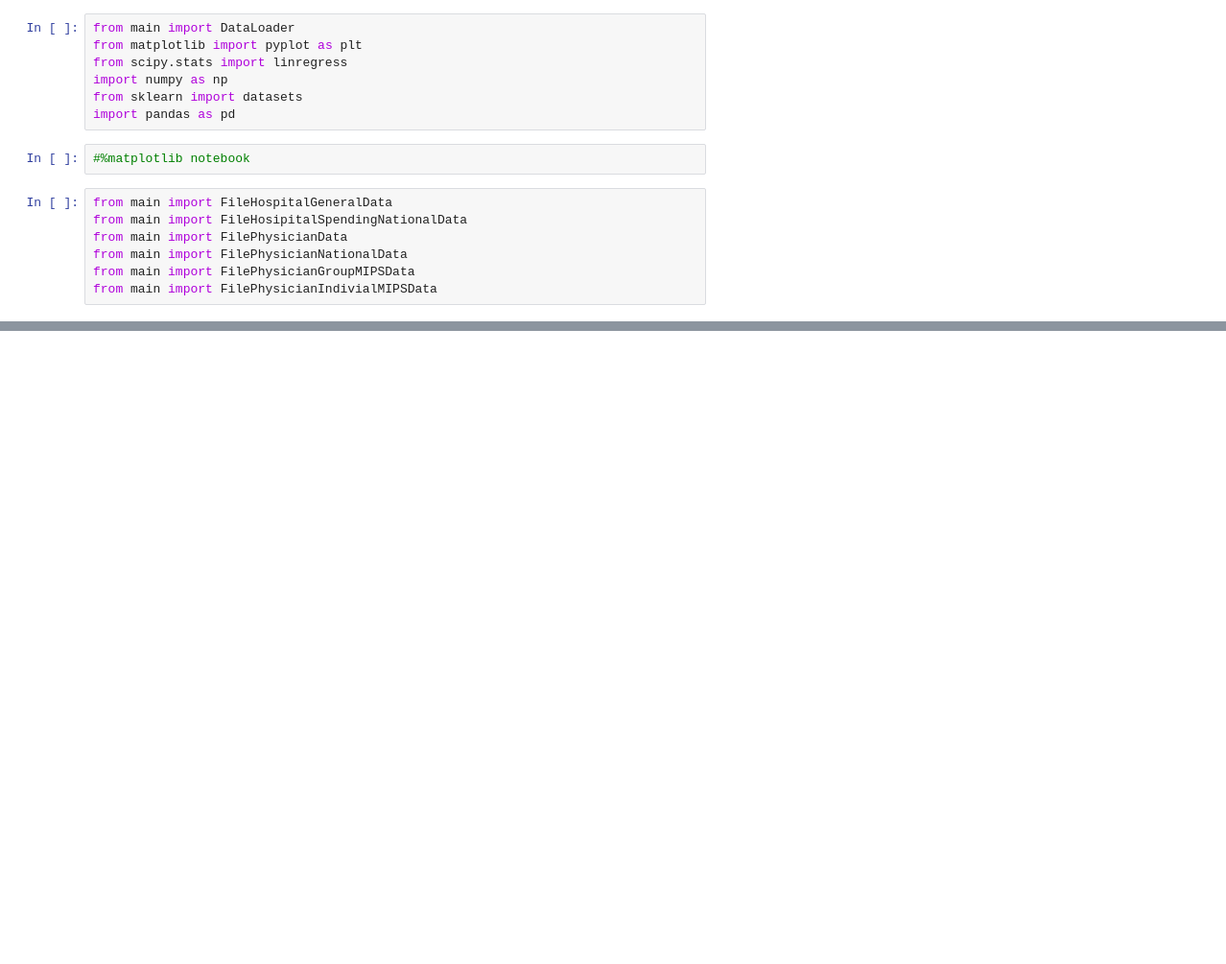
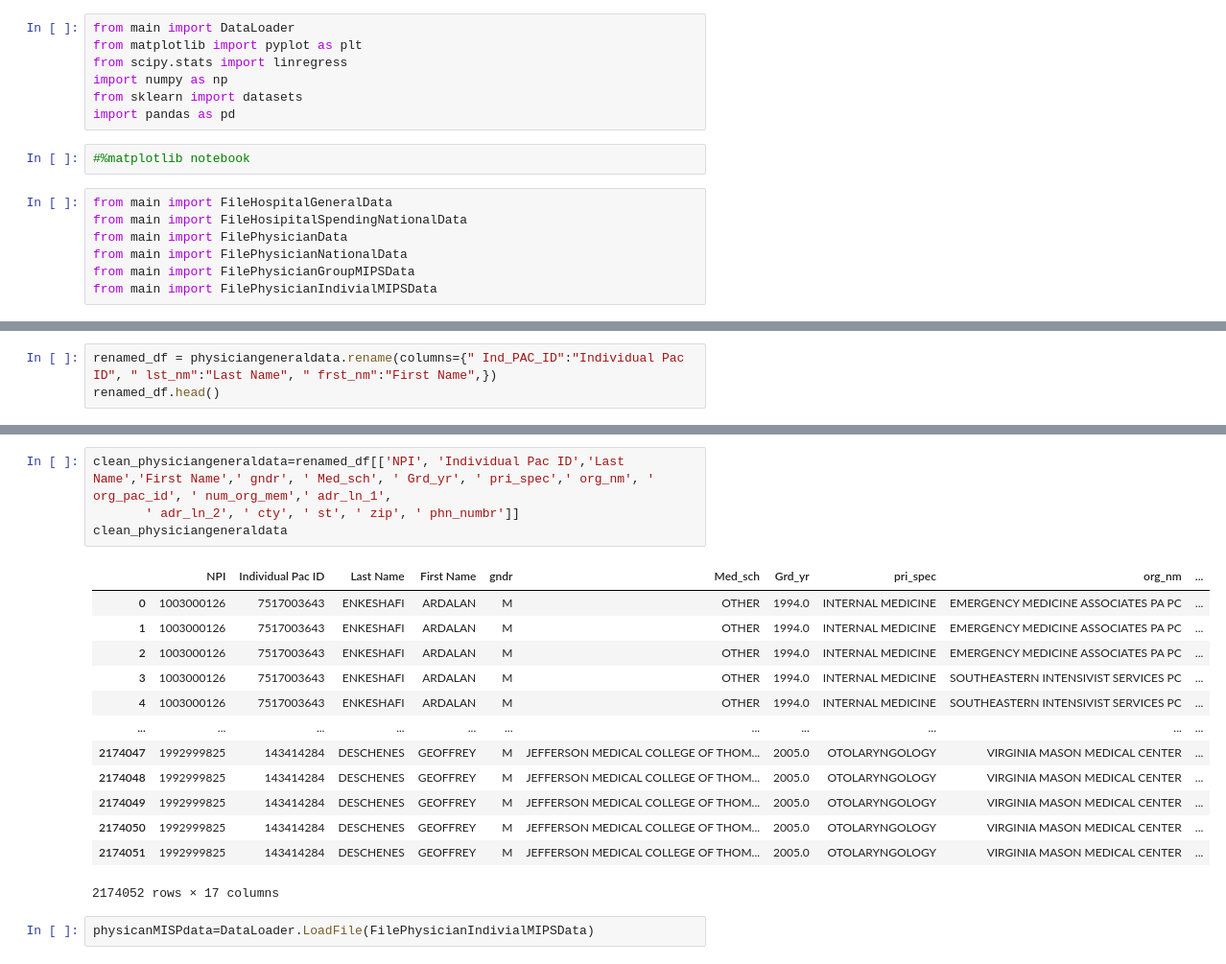
Before and after one commit to ishanku/MedicareDataAnalysisProject, a Jupyter notebook: Physician_Analysis_JJ.ipynb, the cells around one changed output, grey strips where cells are left out. Shown at 96% size. Drawn from its saved outputs; the diff is of its cells as text; blank space fills up the shorter version.

```diff
--- a/Physician_Analysis_JJ.ipynb
+++ b/Physician_Analysis_JJ.ipynb
@@ -98,0 +41,3 @@ plt.scatter(FSOwnershipCount['Facility Name'],FSOwnershipCount.index,marker="o",
+# %%
+renamed_df = physiciangeneraldata.rename(columns={" Ind_PAC_ID":"Individual Pac ID", " lst_nm":"Last Name", " frst_nm":"First Name",})
+renamed_df.head()
@@ -98,0 +52,20 @@ plt.scatter(FSOwnershipCount['Facility Name'],FSOwnershipCount.index,marker="o",
+# %%
+clean_physiciangeneraldata=renamed_df[['NPI', 'Individual Pac ID','Last Name','First Name',' gndr', ' Med_sch', ' Grd_yr', ' pri_spec',' org_nm', ' org_pac_id', ' num_org_mem',' adr_ln_1',
+       ' adr_ln_2', ' cty', ' st', ' zip', ' phn_numbr']]
+clean_physiciangeneraldata
+# %% [output]
+|  | NPI | Individual Pac ID | Last Name | First Name | gndr | Med_sch | Grd_yr | pri_spec | org_nm | ... |
+| 0 | 1003000126 | 7517003643 | ENKESHAFI | ARDALAN | M | OTHER | 1994.0 | INTERNAL MEDICINE | EMERGENCY MEDICINE ASSOCIATES PA PC | ... |
+| 1 | 1003000126 | 7517003643 | ENKESHAFI | ARDALAN | M | OTHER | 1994.0 | INTERNAL MEDICINE | EMERGENCY MEDICINE ASSOCIATES PA PC | ... |
+| 2 | 1003000126 | 7517003643 | ENKESHAFI | ARDALAN | M | OTHER | 1994.0 | INTERNAL MEDICINE | EMERGENCY MEDICINE ASSOCIATES PA PC | ... |
+| 3 | 1003000126 | 7517003643 | ENKESHAFI | ARDALAN | M | OTHER | 1994.0 | INTERNAL MEDICINE | SOUTHEASTERN INTENSIVIST SERVICES PC | ... |
+| 4 | 1003000126 | 7517003643 | ENKESHAFI | ARDALAN | M | OTHER | 1994.0 | INTERNAL MEDICINE | SOUTHEASTERN INTENSIVIST SERVICES PC | ... |
+| ... | ... | ... | ... | ... | ... | ... | ... | ... | ... | ... |
+| 2174047 | 1992999825 | 143414284 | DESCHENES | GEOFFREY | M | JEFFERSON MEDICAL COLLEGE OF THOM... | 2005.0 | OTOLARYNGOLOGY | VIRGINIA MASON MEDICAL CENTER | ... |
+| 2174048 | 1992999825 | 143414284 | DESCHENES | GEOFFREY | M | JEFFERSON MEDICAL COLLEGE OF THOM... | 2005.0 | OTOLARYNGOLOGY | VIRGINIA MASON MEDICAL CENTER | ... |
+| 2174049 | 1992999825 | 143414284 | DESCHENES | GEOFFREY | M | JEFFERSON MEDICAL COLLEGE OF THOM... | 2005.0 | OTOLARYNGOLOGY | VIRGINIA MASON MEDICAL CENTER | ... |
+| 2174050 | 1992999825 | 143414284 | DESCHENES | GEOFFREY | M | JEFFERSON MEDICAL COLLEGE OF THOM... | 2005.0 | OTOLARYNGOLOGY | VIRGINIA MASON MEDICAL CENTER | ... |
+| 2174051 | 1992999825 | 143414284 | DESCHENES | GEOFFREY | M | JEFFERSON MEDICAL COLLEGE OF THOM... | 2005.0 | OTOLARYNGOLOGY | VIRGINIA MASON MEDICAL CENTER | ... |
+2174052 rows × 17 columns
+# %%
+physicanMISPdata=DataLoader.LoadFile(FilePhysicianIndivialMIPSData)
```
Also changed, not shown: parts of 11 cells of this notebook.
